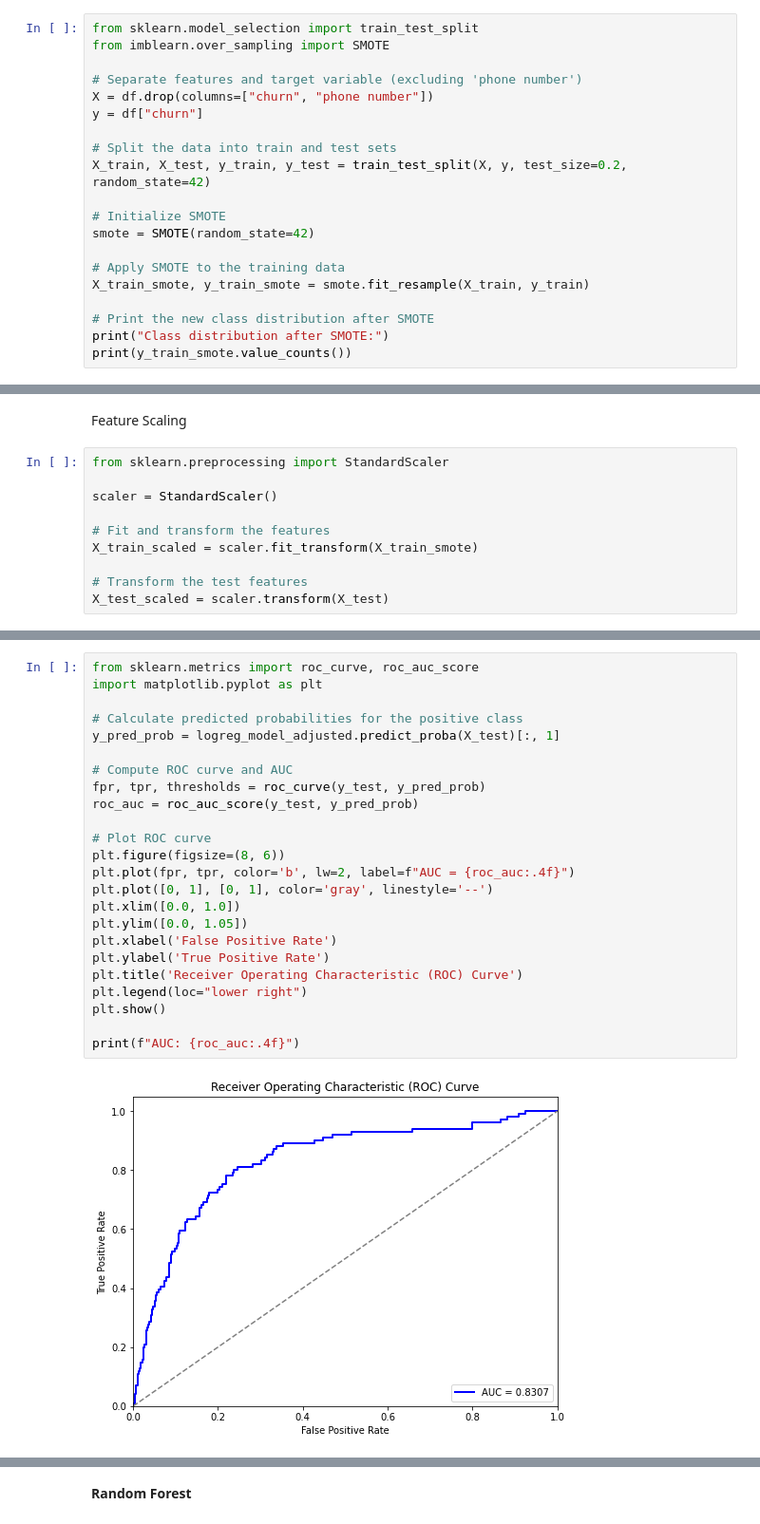
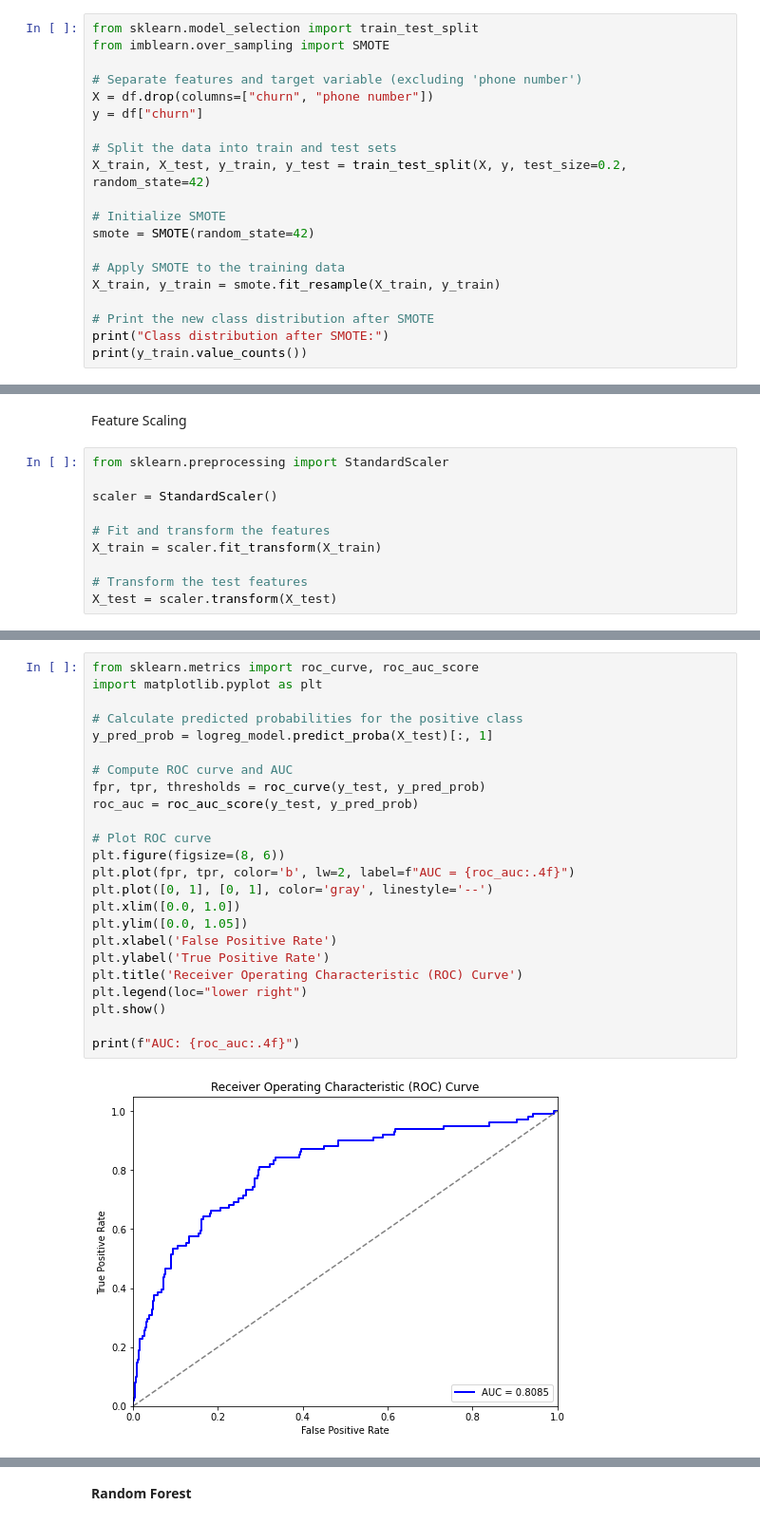
Before and after one commit to Aachiko/Phase-3-ML-Project, a Jupyter notebook: phase-3.ipynb, the cells around one changed output, grey strips where cells are left out. Shown at 95% size. Saved outputs shown, nothing was run; the diff lists cells and outputs as text.

```diff
--- a/phase-3.ipynb
+++ b/phase-3.ipynb
@@ -405,11 +382,11 @@ X_train, X_test, y_train, y_test = train_test_split(X, y, test_size=0.2, random_
 smote = SMOTE(random_state=42)
 
 # Apply SMOTE to the training data
-X_train_smote, y_train_smote = smote.fit_resample(X_train, y_train)
+X_train, y_train = smote.fit_resample(X_train, y_train)
 
 # Print the new class distribution after SMOTE
 print("Class distribution after SMOTE:")
-print(y_train_smote.value_counts())
+print(y_train.value_counts())
 # %% [output]
 Class distribution after SMOTE:
 True     2284
@@ -423,7 +400,7 @@ from sklearn.preprocessing import StandardScaler
 scaler = StandardScaler()
 
 # Fit and transform the features
-X_train_scaled = scaler.fit_transform(X_train_smote)
+X_train = scaler.fit_transform(X_train)
 
 # Transform the test features
-X_test_scaled = scaler.transform(X_test)
+X_test = scaler.transform(X_test)
@@ -506,26 +460,26 @@ Please also refer to the documentation for alternative solver options:
 # %%
 from sklearn.metrics import roc_curve, roc_auc_score
 import matplotlib.pyplot as plt
 
 # Calculate predicted probabilities for the positive class
-y_pred_prob = logreg_model_adjusted.predict_proba(X_test)[:, 1]
+y_pred_prob = logreg_model.predict_proba(X_test)[:, 1]
 
 # Compute ROC curve and AUC
 fpr, tpr, thresholds = roc_curve(y_test, y_pred_prob)
 roc_auc = roc_auc_score(y_test, y_pred_prob)
 
 # Plot ROC curve
 plt.figure(figsize=(8, 6))
 plt.plot(fpr, tpr, color='b', lw=2, label=f"AUC = {roc_auc:.4f}")
 plt.plot([0, 1], [0, 1], color='gray', linestyle='--')
 plt.xlim([0.0, 1.0])
 plt.ylim([0.0, 1.05])
 plt.xlabel('False Positive Rate')
 plt.ylabel('True Positive Rate')
 plt.title('Receiver Operating Characteristic (ROC) Curve')
 plt.legend(loc="lower right")
 plt.show()
 
 print(f"AUC: {roc_auc:.4f}")
 # %% [output]
-[figure, old version]
+[figure, new version]
```
Also changed, not shown: parts of 24 cells of this notebook.
